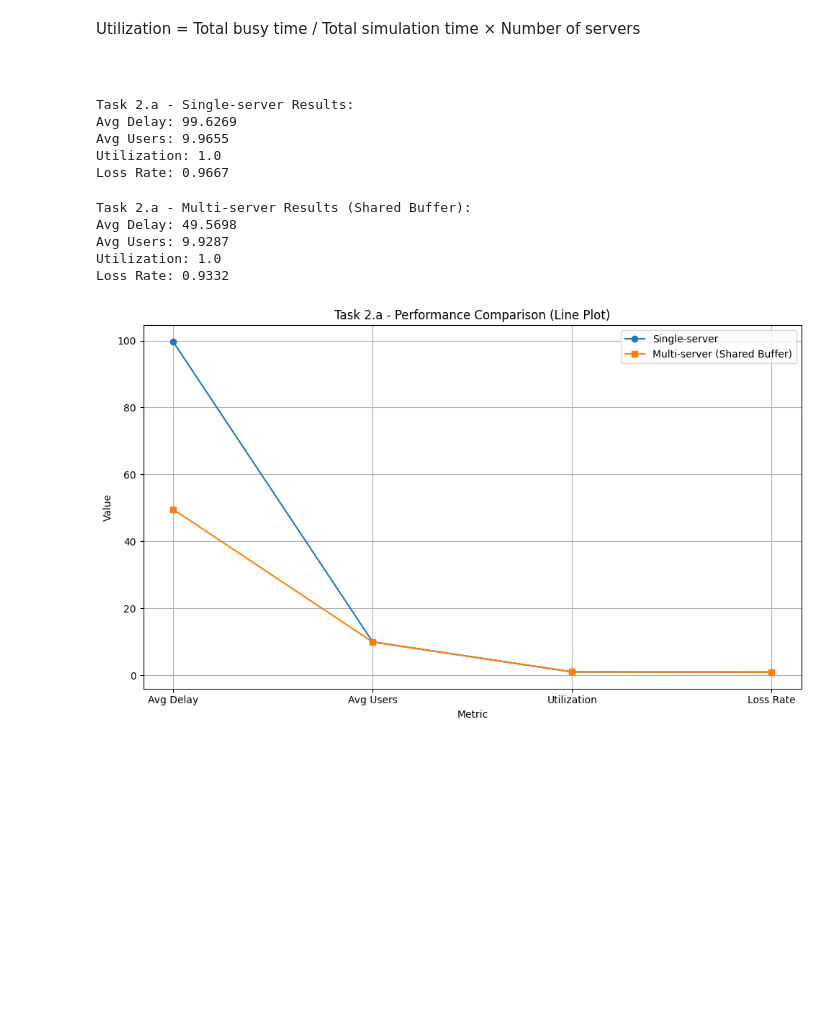
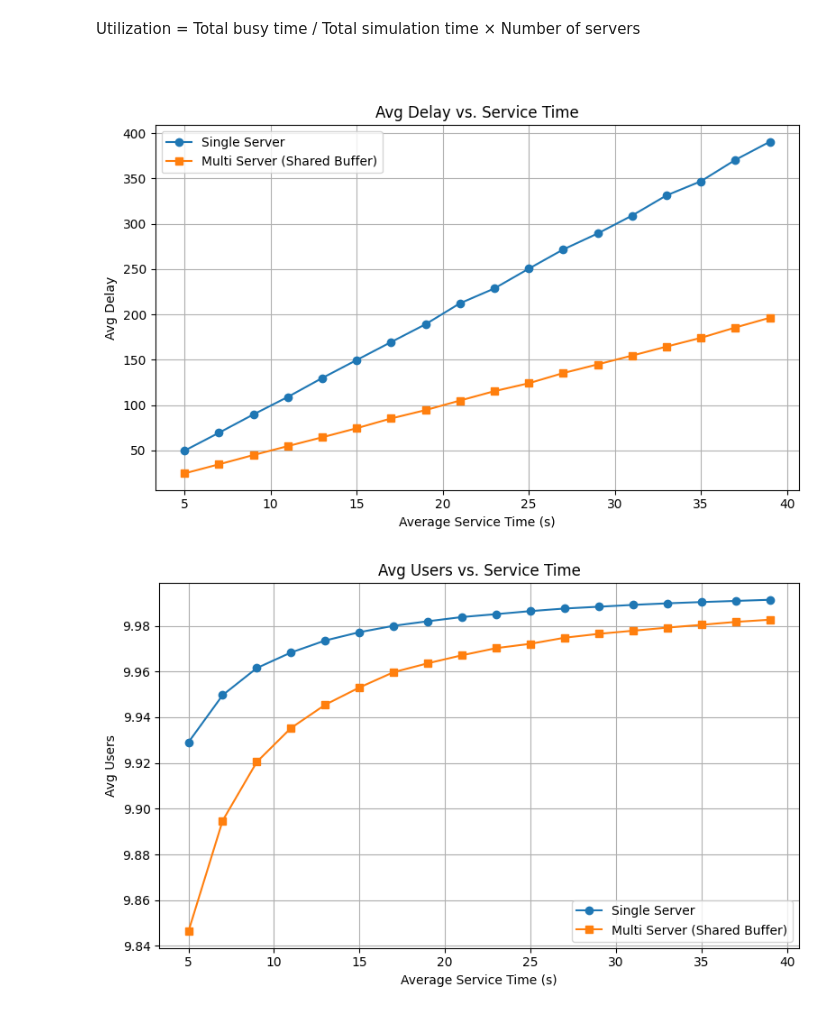
Before and after one commit to thatsnegar/ManagementLAB, a Jupyter notebook: Task.2.a.ipynb, the cells around one changed output. Cells and saved outputs as stored; diff of their text form; code cells hidden in the pictures; blank space fills up the shorter version.

Commit message:
task 2

```diff
--- a/Task.2.a.ipynb
+++ b/Task.2.a.ipynb
@@ -139,42 +151,37 @@ multi_results = run_simulation(num_servers=2)
-# %%
-print("\nTask 2.a - Single-server Results:")
-print("Avg Delay:", round(single_results[0], 4))
-print("Avg Users:", round(single_results[1], 4))
-print("Utilization:", round(single_results[2], 4))
-print("Loss Rate:", round(single_results[3], 4))
-# %% [output]
-Task 2.a - Single-server Results:
-Avg Delay: 99.6269
-Avg Users: 9.9655
-Utilization: 1.0
-Loss Rate: 0.9667
-# %%
-
-print("\nTask 2.a - Multi-server Results (Shared Buffer):")
-print("Avg Delay:", round(multi_results[0], 4))
-print("Avg Users:", round(multi_results[1], 4))
-print("Utilization:", round(multi_results[2], 4))
-print("Loss Rate:", round(multi_results[3], 4))
-# %% [output]
-Task 2.a - Multi-server Results (Shared Buffer):
-Avg Delay: 49.5698
-Avg Users: 9.9287
-Utilization: 1.0
-Loss Rate: 0.9332
+# %%
+# %%
+# Run simulations over service values
+results_single = []
+results_multi = []
+
+for s in SERVICE_VALUES:
+    mu = 1 / s
+    res_single = run_simulation(num_servers=1, service_mean=s)
+    res_multi = run_simulation(num_servers=2, service_mean=s)
+    results_single.append(res_single)
+    results_multi.append(res_multi)
+# %%
+# %%
+# Convert to DataFrames
+df_single = pd.DataFrame(results_single, columns=["Avg Delay", "Avg Users", "Utilization", "Loss Rate"])
+df_single["Service Time"] = SERVICE_VALUES
+df_multi = pd.DataFrame(results_multi, columns=["Avg Delay", "Avg Users", "Utilization", "Loss Rate"])
+df_multi["Service Time"] = SERVICE_VALUES
 # %%
-labels = ['Avg Delay', 'Avg Users', 'Utilization', 'Loss Rate']
-single = np.array([single_results[0], single_results[1], single_results[2], single_results[3]])
-multi = np.array([multi_results[0], multi_results[1], multi_results[2], multi_results[3]])
-
-plt.figure(figsize=(10, 6))
-plt.plot(labels, single, marker='o', label='Single-server')
-plt.plot(labels, multi, marker='s', label='Multi-server (Shared Buffer)')
-plt.title('Task 2.a - Performance Comparison (Line Plot)')
-plt.xlabel('Metric')
-plt.ylabel('Value')
-plt.grid(True)
-plt.legend()
-plt.tight_layout()
-plt.show()
+# %%
+# Plotting: Comparison of metrics over service time
+metrics = ["Avg Delay", "Avg Users", "Utilization", "Loss Rate"]
+for metric in metrics:
+    plt.figure(figsize=(8, 5))
+    plt.plot(df_single["Service Time"], df_single[metric], marker='o', label='Single Server')
+    plt.plot(df_multi["Service Time"], df_multi[metric], marker='s', label='Multi Server (Shared Buffer)')
+    plt.xlabel("Average Service Time (s)")
+    plt.ylabel(metric)
+    plt.title(f"{metric} vs. Service Time")
+    plt.grid(True)
+    plt.legend()
+    plt.tight_layout()
+    plt.show()
 # %% [output]
-[figure, old version]
+[figure, new version]
+[figure, added]
```
Also changed, not shown: parts of 6 cells of this notebook, 6 other files.
